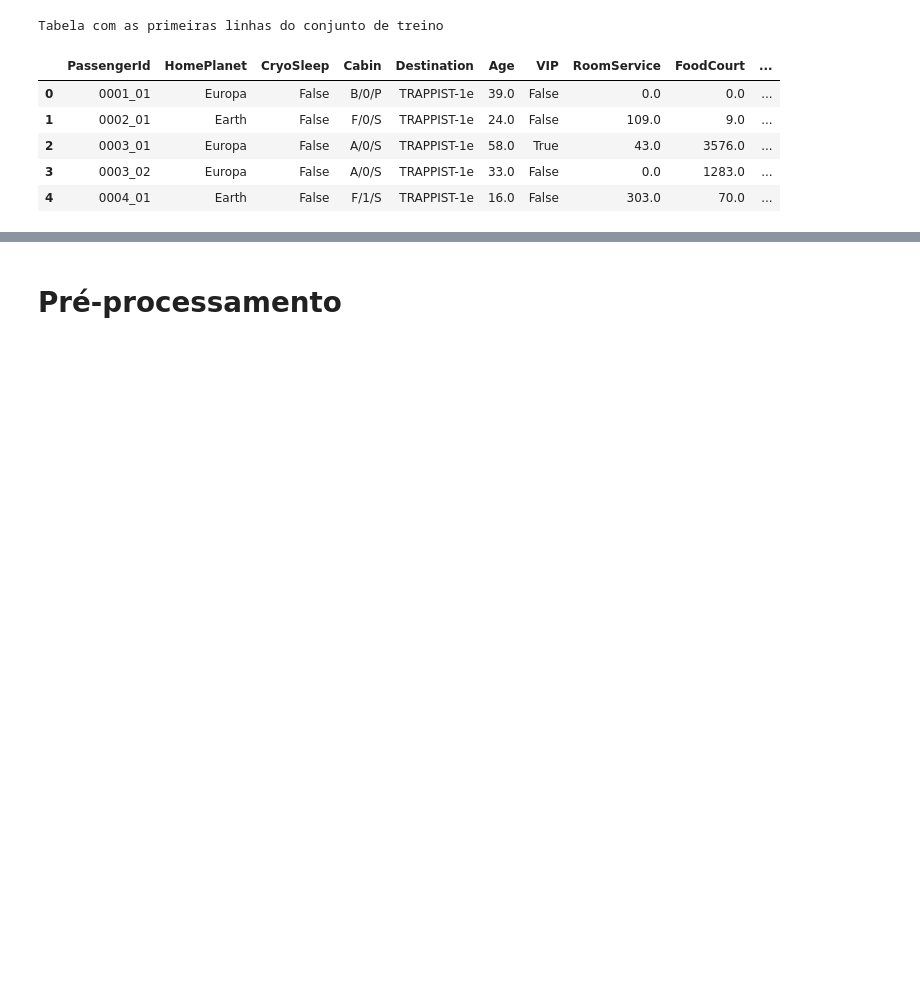
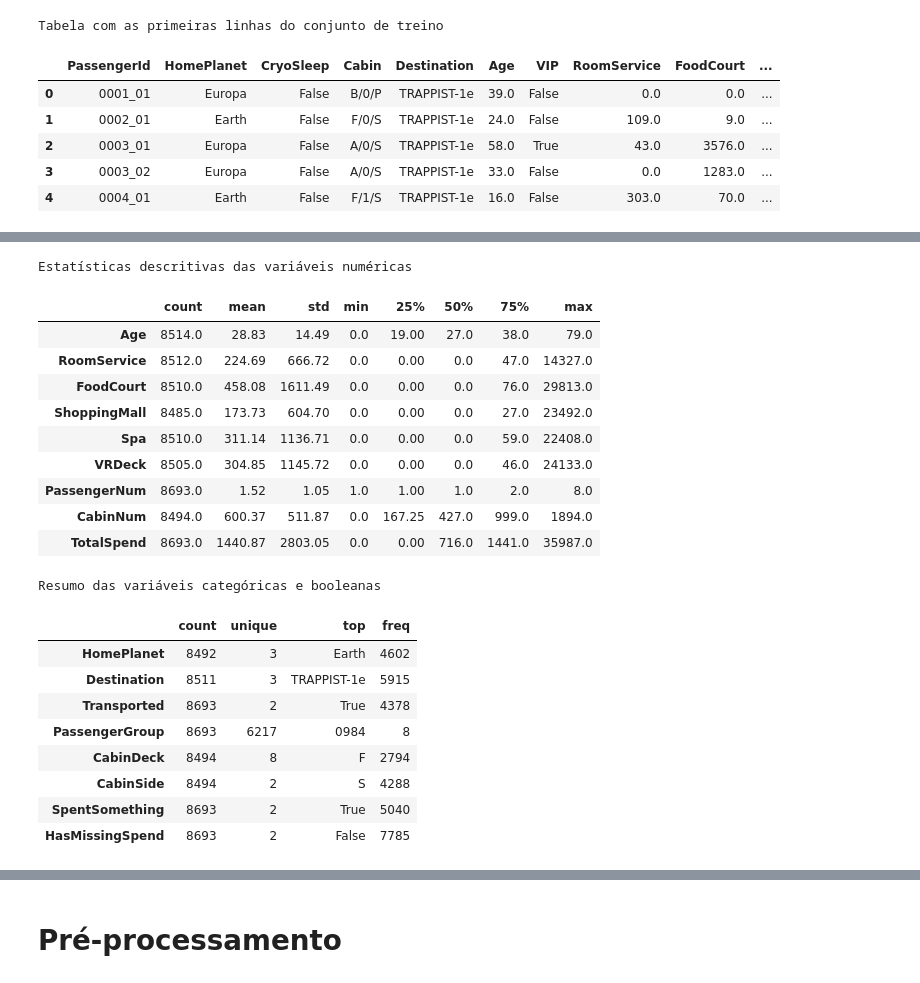
Before and after one commit to gabrafo/MineracaoDeDados, a Jupyter notebook: notebook.ipynb, the cells around one changed output, grey strips where cells are left out. Drawn from its saved outputs; the diff is of its cells as text; code cells hidden in the pictures; blank space fills up the shorter version.

```diff
--- a/notebook.ipynb
+++ b/notebook.ipynb
@@ -345,17 +97,0 @@ Tabela com taxa de transporte por categoria: CabinSide
-# %%
-# Gráficos para cada categoria com taxa de transporte
-for col in cat_cols:
-    print(f"Gráfico com taxa de transporte por categoria: {col}")
-    rate = pd.crosstab(eda[col], eda["Transported"], normalize="index")
-    rate = rate.rename(columns={False: "Não transportado", True: "Transportado"})
-    ax = rate.plot(
-        kind="bar",
-        stacked=True,
-        figsize=(7, 3),
-        title=f"Taxa de transporte por {col}"
-    )
-    ax.set_xlabel(col)
-    ax.set_ylabel("Proporção")
-    ax.legend(title="Transported", bbox_to_anchor=(1.02, 1), loc="upper left", borderaxespad=0)
-    plt.tight_layout()
-    plt.show()
@@ -672,0 +206,30 @@ A partir das tabelas e gráficos da EDA, os principais aprendizados são:
+# %%
+# Estatísticas descritivas numéricas e categóricas
+print("Estatísticas descritivas das variáveis numéricas")
+display(eda.describe(include=[np.number]).T.round(2))
+
+print("Resumo das variáveis categóricas e booleanas")
+categorical_summary = eda.select_dtypes(include=["str", "bool"]).describe().T
+display(categorical_summary)
+# %% [output]
+Estatísticas descritivas das variáveis numéricas
+|  | count | mean | std | min | 25% | 50% | 75% | max |
+| Age | 8514.0 | 28.83 | 14.49 | 0.0 | 19.00 | 27.0 | 38.0 | 79.0 |
+| RoomService | 8512.0 | 224.69 | 666.72 | 0.0 | 0.00 | 0.0 | 47.0 | 14327.0 |
+| FoodCourt | 8510.0 | 458.08 | 1611.49 | 0.0 | 0.00 | 0.0 | 76.0 | 29813.0 |
+| ShoppingMall | 8485.0 | 173.73 | 604.70 | 0.0 | 0.00 | 0.0 | 27.0 | 23492.0 |
+| Spa | 8510.0 | 311.14 | 1136.71 | 0.0 | 0.00 | 0.0 | 59.0 | 22408.0 |
+| VRDeck | 8505.0 | 304.85 | 1145.72 | 0.0 | 0.00 | 0.0 | 46.0 | 24133.0 |
+| PassengerNum | 8693.0 | 1.52 | 1.05 | 1.0 | 1.00 | 1.0 | 2.0 | 8.0 |
+| CabinNum | 8494.0 | 600.37 | 511.87 | 0.0 | 167.25 | 427.0 | 999.0 | 1894.0 |
+| TotalSpend | 8693.0 | 1440.87 | 2803.05 | 0.0 | 0.00 | 716.0 | 1441.0 | 35987.0 |
+Resumo das variáveis categóricas e booleanas
+|  | count | unique | top | freq |
+| HomePlanet | 8492 | 3 | Earth | 4602 |
+| Destination | 8511 | 3 | TRAPPIST-1e | 5915 |
+| Transported | 8693 | 2 | True | 4378 |
+| PassengerGroup | 8693 | 6217 | 0984 | 8 |
+| CabinDeck | 8494 | 8 | F | 2794 |
+| CabinSide | 8494 | 2 | S | 4288 |
+| SpentSomething | 8693 | 2 | True | 5040 |
+| HasMissingSpend | 8693 | 2 | False | 7785 |
```
Also changed, not shown: parts of 62 cells of this notebook, 1 other file.
